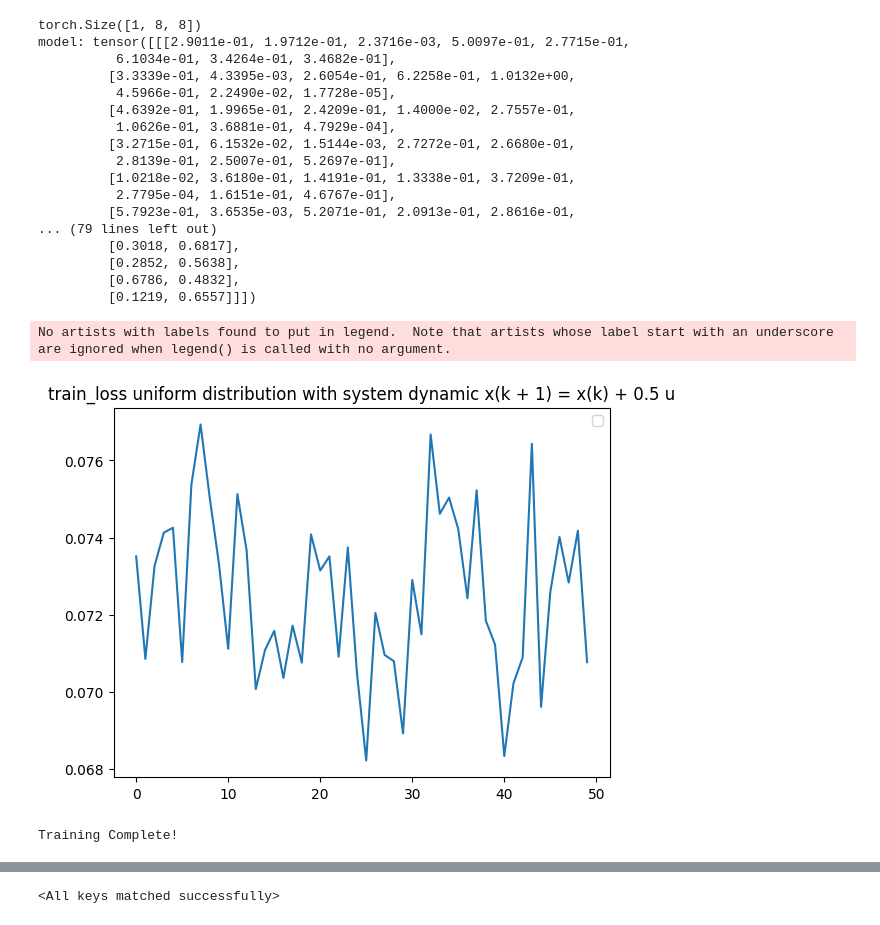
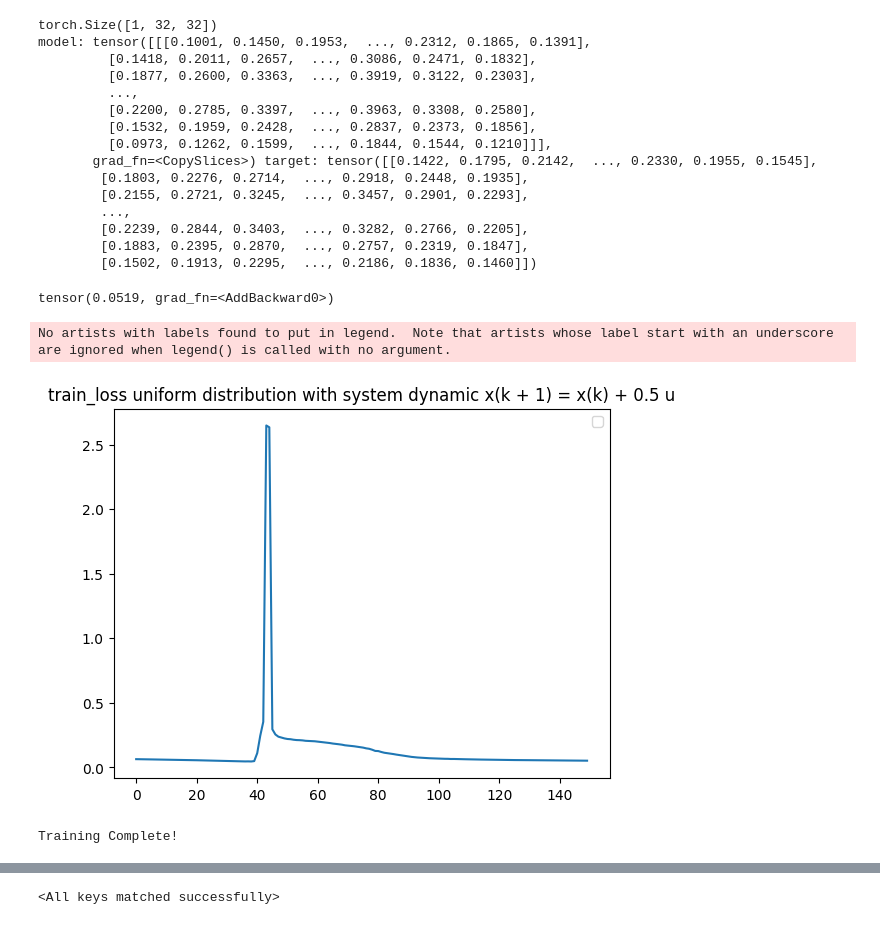
Before and after one commit to Justus-ui/Recursive_kan, a Jupyter notebook: train.ipynb, the cells around one changed output, grey strips where cells are left out. Saved outputs shown, nothing was run; the diff lists cells and outputs as text; code cells hidden in the pictures.

Commit message:
trained sigma models

```diff
--- a/train.ipynb
+++ b/train.ipynb
@@ -21,16 +21,16 @@ def gen_sample(batch_size, N_agents, in_dim = None, L = None):
         x[:, :, i] = torch.clamp(x[:, :, i],min = 0, max=L[i])
     return x
 # %%
-N_Agents = 1
+N_Agents = 2
 in_dim = 2
 batch_size = 256
 n_samples = 2048
 timesteps = 30
 lam = 0.5
-k_max = 16
-control_energy_reg = 0#1e-6 ### regularization on maximum control energy
-u_max = 1 # does not do anything currently
-thres = 0#1e-2 ### softness on constraint (will penalize when this much outside of rect)
+k_max = 32
+control_energy_reg = 0#1e-3#1e-6 ### regularization on maximum control energy
+u_max = 1000 # does not do anything currently
+thres = 0.1#1e-2 ### softness on constraint (will penalize when this much outside of rect)
 dropout = 0
 # %%
 def custom_pdf(x):
@@ -45,9 +45,9 @@ max_pdf = 5 / 3
 # %%
 from densities import uniform_rect_regions as pdf
 import functools
-region  = np.array([[[0, 1.], [0, 1.]],
-                    #[[0.6, 0.9], [0.7, 0.9]]
-                    ])
+region  = np.array([[[0, 0.3], [0, 0.3]],
+                    [[0.6, 0.9], [0.7, 0.9]]])
+region  = np.array([[[0, 1.], [0, 1.]]])
 custom_pdf = functools.partial(pdf, regions=region)
 # %%
 import Ergodic_Loss
@@ -65,7 +67,7 @@ criterion = Ergodic_Loss.Ergodicity_Loss(N_Agents = N_Agents, n_timesteps = time
 ############ Empircally we need loss < 0.01
 import time
 criterion.verbose = True
-epochs = 1000  # Number of epochs to train
+epochs = 700  # Number of epochs to train
 train_loss = []
 test_loss = []
 model.train()  # Set the model to training mode
@@ -98,7 +100,6 @@ for epoch in range(epochs):
     #    break
 
     #scheduler.step(avg_loss) #### In our case test loss is the same as train loss
-    print()
     train_loss.append(avg_loss)
     print(f"Epoch [{epoch + 1}/{epochs}], Loss: {avg_loss:.6f}, lr: {optimizer.param_groups[0]['lr']:6f}")
 plt.plot(train_loss)
@@ -134,34 +135,33 @@ inital_state = gen_sample(batch_size = 1, N_agents = N_Agents, in_dim = in_dim)
 model.init_hidden(batch_size = 1)
 outs, control = model(inital_state)
 criterion(x = outs, u = control)
-print(criterion.c)
+#print(criterion.c)
 # %% [output]
-torch.Size([1, 8, 8])
-model: tensor([[[2.9011e-01, 1.9712e-01, 2.3716e-03, 5.0097e-01, 2.7715e-01,
-          6.1034e-01, 3.4264e-01, 3.4682e-01],
-         [3.3339e-01, 4.3395e-03, 2.6054e-01, 6.2258e-01, 1.0132e+00,
-          4.5966e-01, 2.2490e-02, 1.7728e-05],
-         [4.6392e-01, 1.9965e-01, 2.4209e-01, 1.4000e-02, 2.7557e-01,
-          1.0626e-01, 3.6881e-01, 4.7929e-04],
-         [3.2715e-01, 6.1532e-02, 1.5144e-03, 2.7272e-01, 2.6680e-01,
-          2.8139e-01, 2.5007e-01, 5.2697e-01],
-         [1.0218e-02, 3.6180e-01, 1.4191e-01, 1.3338e-01, 3.7209e-01,
-          2.7795e-04, 1.6151e-01, 4.6767e-01],
-         [5.7923e-01, 3.6535e-03, 5.2071e-01, 2.0913e-01, 2.8616e-01,
-... (79 lines left out)
-         [0.3018, 0.6817],
-         [0.2852, 0.5638],
-         [0.6786, 0.4832],
-         [0.1219, 0.6557]]])
+torch.Size([1, 32, 32])
+model: tensor([[[0.1001, 0.1450, 0.1953,  ..., 0.2312, 0.1865, 0.1391],
+         [0.1418, 0.2011, 0.2657,  ..., 0.3086, 0.2471, 0.1832],
+         [0.1877, 0.2600, 0.3363,  ..., 0.3919, 0.3122, 0.2303],
+         ...,
+         [0.2200, 0.2785, 0.3397,  ..., 0.3963, 0.3308, 0.2580],
+         [0.1532, 0.1959, 0.2428,  ..., 0.2837, 0.2373, 0.1856],
+         [0.0973, 0.1262, 0.1599,  ..., 0.1844, 0.1544, 0.1210]]],
+       grad_fn=<CopySlices>) target: tensor([[0.1422, 0.1795, 0.2142,  ..., 0.2330, 0.1955, 0.1545],
+        [0.1803, 0.2276, 0.2714,  ..., 0.2918, 0.2448, 0.1935],
+        [0.2155, 0.2721, 0.3245,  ..., 0.3457, 0.2901, 0.2293],
+        ...,
+        [0.2239, 0.2844, 0.3403,  ..., 0.3282, 0.2766, 0.2205],
+        [0.1883, 0.2395, 0.2870,  ..., 0.2757, 0.2319, 0.1847],
+        [0.1502, 0.1913, 0.2295,  ..., 0.2186, 0.1836, 0.1460]])
+tensor(0.0519, grad_fn=<AddBackward0>)
 # %%
-plt.plot(train_loss[-50:])
+plt.plot(train_loss[-150:])
 plt.title(f'train_loss uniform distribution with system dynamic x(k + 1) = x(k) + {lam} u')
 plt.legend()
 plt.show()
 print("Training Complete!")
 # %% [output]
 No artists with labels found to put in legend.  Note that artists whose label start with an underscore are ignored when legend() is called with no argument.
-[figure, old version]
+[figure, new version]
 Training Complete!
 # %%
 model.eval()
```
Also changed, not shown: parts of 5 cells of this notebook, 16 other files.
